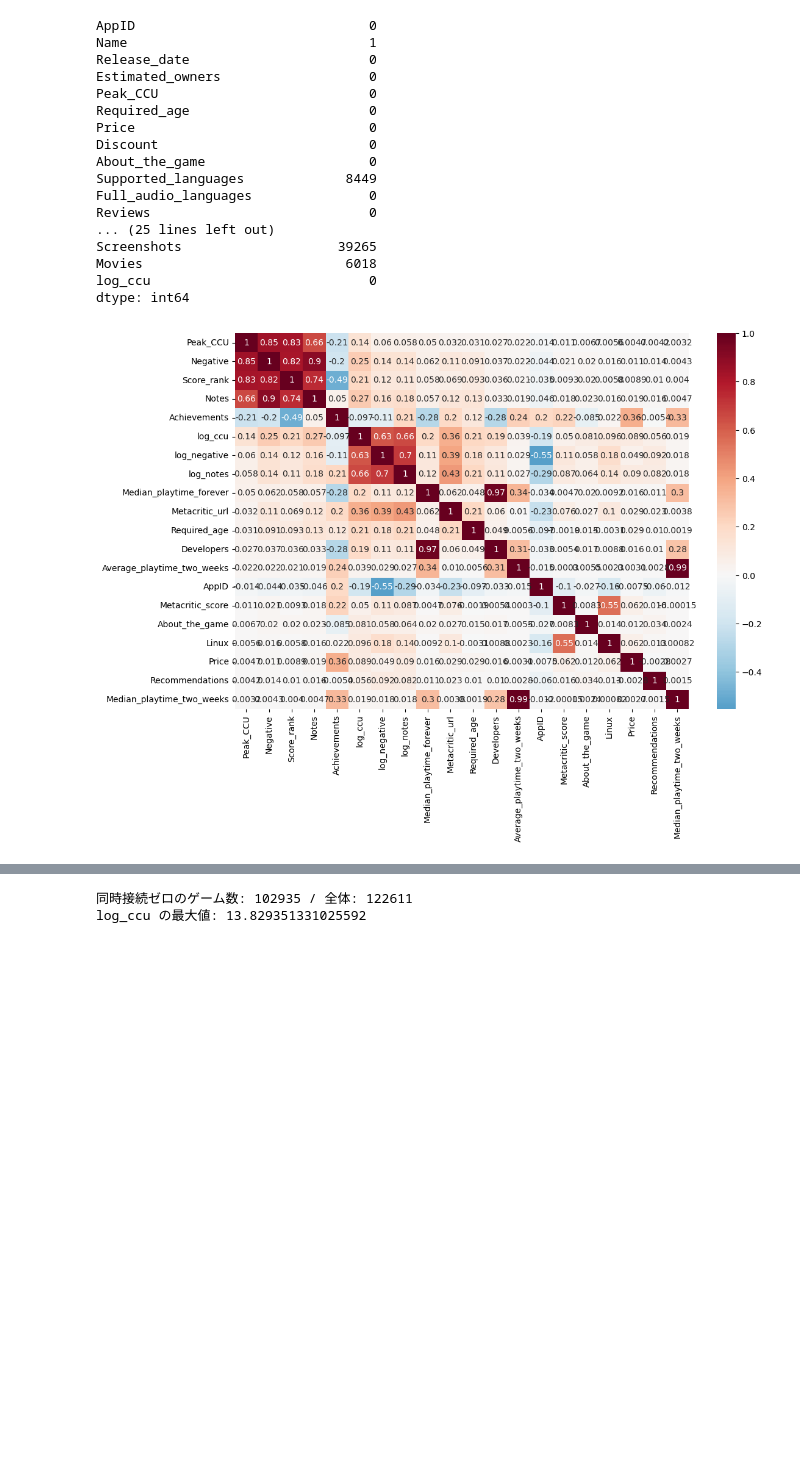
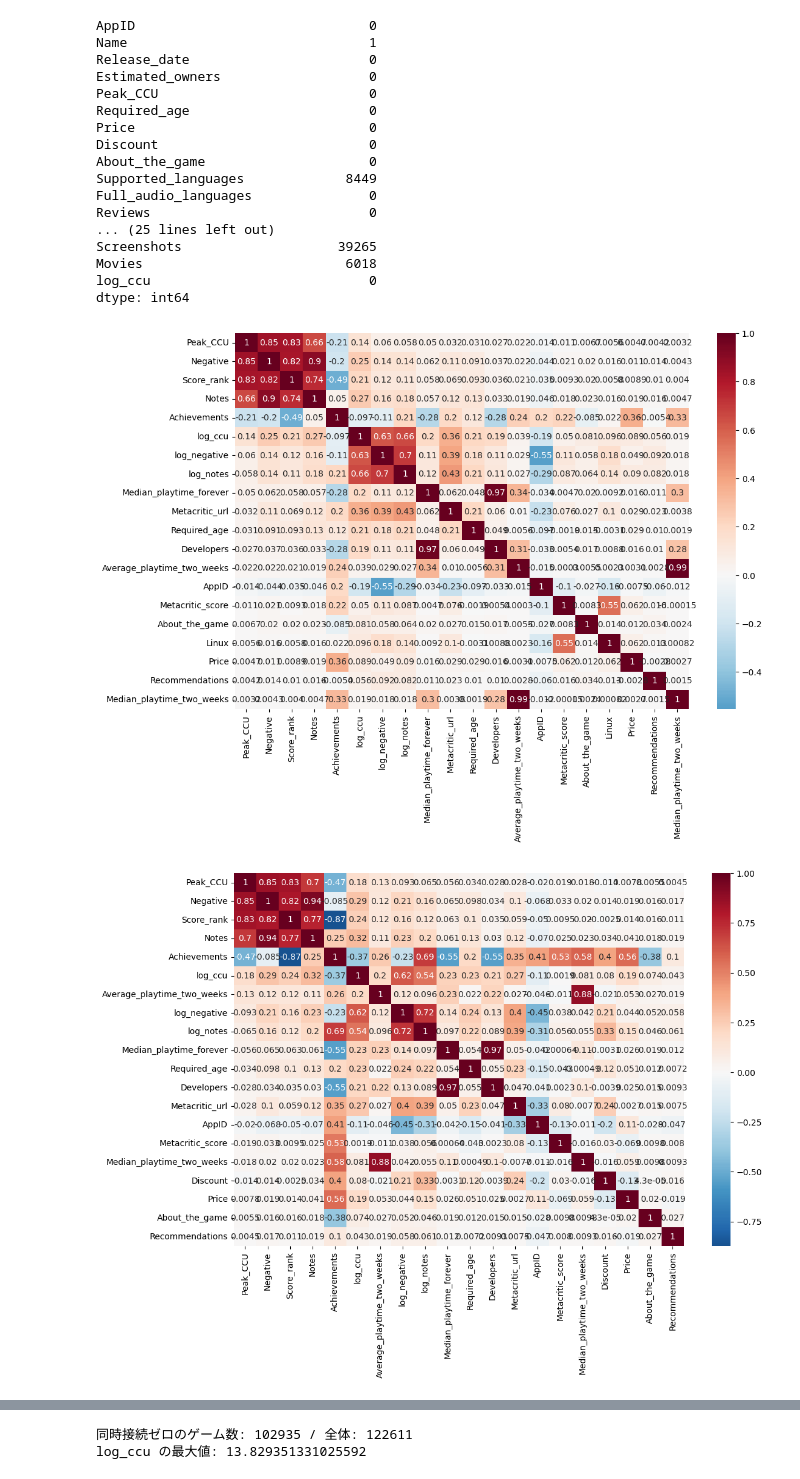
Before and after one commit to shuhei-kuroiwa/10days_CausalML_Bootcamp, a Jupyter notebook: implementations:/sandbox.ipynb, the cells around one changed output, grey strips where cells are left out. Cells and saved outputs as stored; diff of their text form; code cells hidden in the pictures; blank space fills up the shorter version.

```diff
--- a/implementations:/sandbox.ipynb
+++ b/implementations:/sandbox.ipynb
@@ -119,27 +117,36 @@ Screenshots                    39265
 Movies                          6018
 log_ccu                            0
 dtype: int64
+# %%
+#ヘックマンの2段階推定もどき、
+df_active = df[df['Peak_CCU'] > 0].copy()
+
+# 1. 1000以上で絞る
+df_pro = df[df['Peak_CCU'] >= 1000].copy()
 # %%
-# # 1. 数値系をまず選ぶ
-# num_cols = ['Peak_CCU', 'Positive', 'Negative', 'Price', 'Discount']
-
-# # 2. カテゴリ系は、出現数が多いものだけをダミー化して混ぜる
-# # 例：Genreだけ、かつ上位10個だけ
-# top_genres = df['Genres'].value_counts().nlargest(10).index
-# df_top_genres = pd.get_dummies(df[df['Genres'].isin(top_genres)]['Genres'], drop_first=True)
-
-# # 3. これらをガッチャンコしたのが「戦略的 df_selected」
-# df_selected = pd.concat([df[num_cols], df_top_genres], axis=1)
-
-# corr = df_selected.corr()
-# sns.heatmap(corr[['Peak_CCU']].sort_values(by='Peak_CCU', ascending=False), annot=True)
-
-
 top_corr_cols = df.corr(numeric_only=True)['Peak_CCU'].abs().sort_values(ascending=False).head(20).index
 top_corr_matrix = df[top_corr_cols].corr()
 
 plt.figure(figsize=(12, 8))
+# plt.title('すべてのデータ', size=20)  # 図のタイトル   size=は省略可能
 sns.heatmap(top_corr_matrix, annot=True, cmap='RdBu_r', center=0)
 plt.show()
+
+top_corr_cols = df_active.corr(numeric_only=True)['Peak_CCU'].abs().sort_values(ascending=False).head(20).index
+top_corr_matrix = df_active[top_corr_cols].corr()
+
+plt.figure(figsize=(12, 8))
+# plt.title('Peak_CCU > 0 のデータ', size=20)  # 図のタイトル   size=は省略可能
+sns.heatmap(top_corr_matrix, annot=True, cmap='RdBu_r', center=0)
+plt.show()
+
+top_corr_cols = df_pro.corr(numeric_only=True)['Peak_CCU'].abs().sort_values(ascending=False).head(20).index
+top_corr_matrix = df_pro[top_corr_cols].corr()
+
+plt.figure(figsize=(12, 8))
+# plt.title('Peak_CCU > 0 のデータ', size=20)  # 図のタイトル   size=は省略可能
+sns.heatmap(top_corr_matrix, annot=True, cmap='RdBu_r', center=0)
+plt.show()
 # %% [output]
 [figure]
+[figure, added]
```
Also changed, not shown: parts of 2 cells of this notebook.
